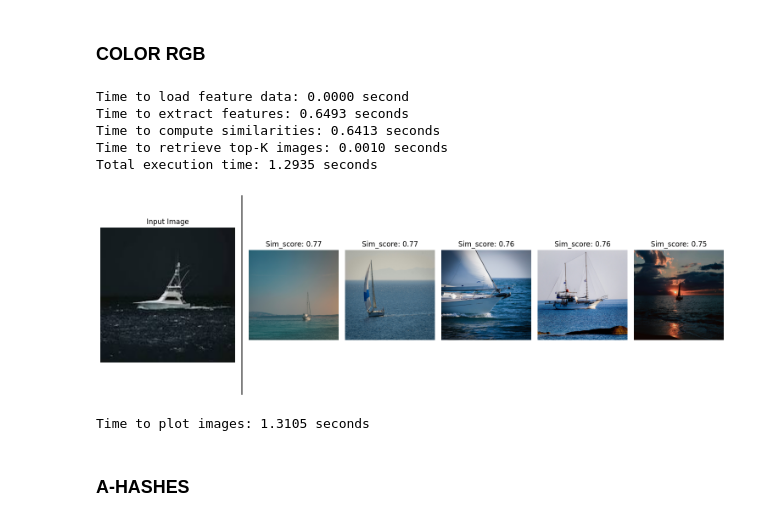
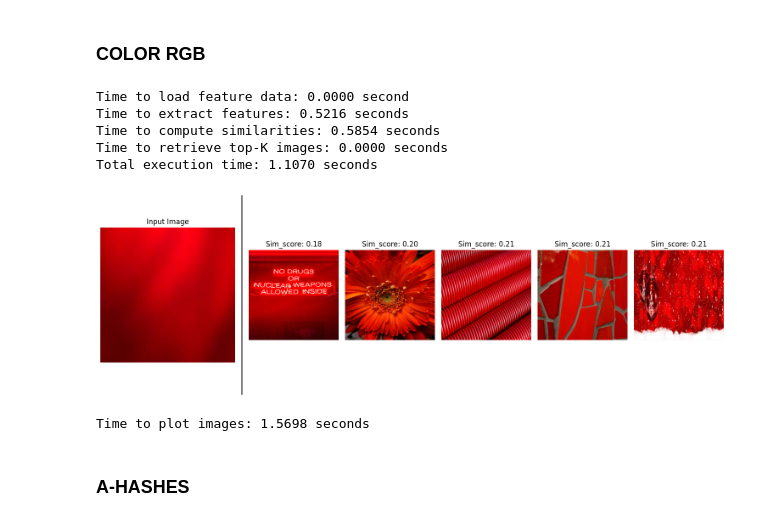
Before and after one commit to honnigmelone/image_recommender, a Jupyter notebook: src/show_similarities.ipynb, the cells around one changed output. Drawn from its saved outputs; the diff is of its cells as text; code cells hidden in the pictures.

```diff
--- a/src/show_similarities.ipynb
+++ b/src/show_similarities.ipynb
@@ -26,15 +26,15 @@ Time to plot images: 1.3394 seconds
 # %% [markdown]
 ### **COLOR RGB**
 # %%
-calculate_similarities(input_images, c, mode="embeddings", metric="cosine", top_k=5, verbose=True)
+calculate_similarities(input_images, c, mode="rgb", metric="euclidean", top_k=5, verbose=True)
 # %% [output]
 Time to load feature data: 0.0000 second
-Time to extract features: 0.6493 seconds
-Time to compute similarities: 0.6413 seconds
-Time to retrieve top-K images: 0.0010 seconds
-Total execution time: 1.2935 seconds
+Time to extract features: 0.5216 seconds
+Time to compute similarities: 0.5854 seconds
+Time to retrieve top-K images: 0.0000 seconds
+Total execution time: 1.1070 seconds
-[figure, old version]
+[figure, new version]
-Time to plot images: 1.3105 seconds
+Time to plot images: 1.5698 seconds
 # %% [markdown]
 ### **A-HASHES**
 # %%
```
Also changed, not shown: parts of 3 cells of this notebook, 2 other files.
